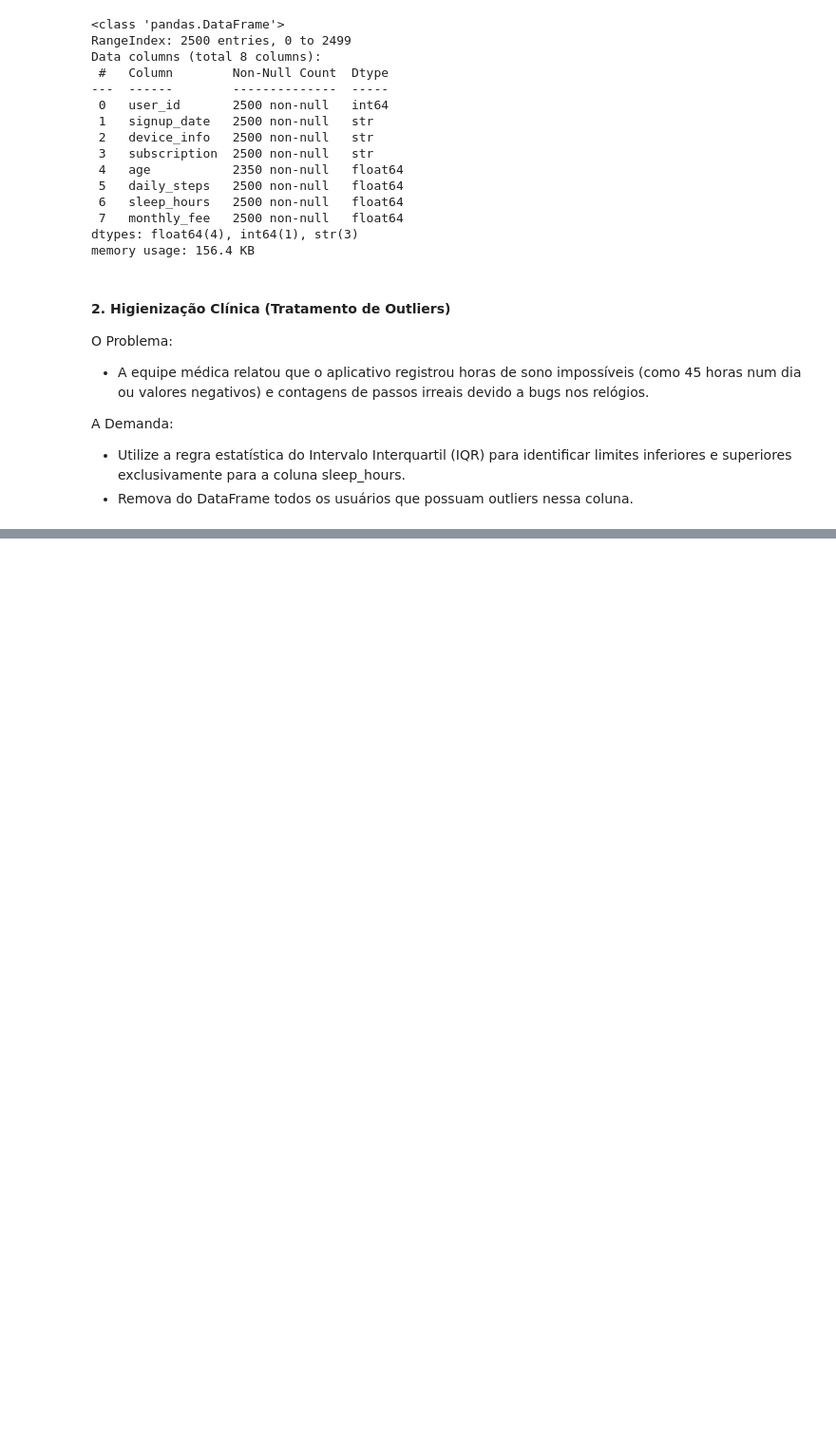
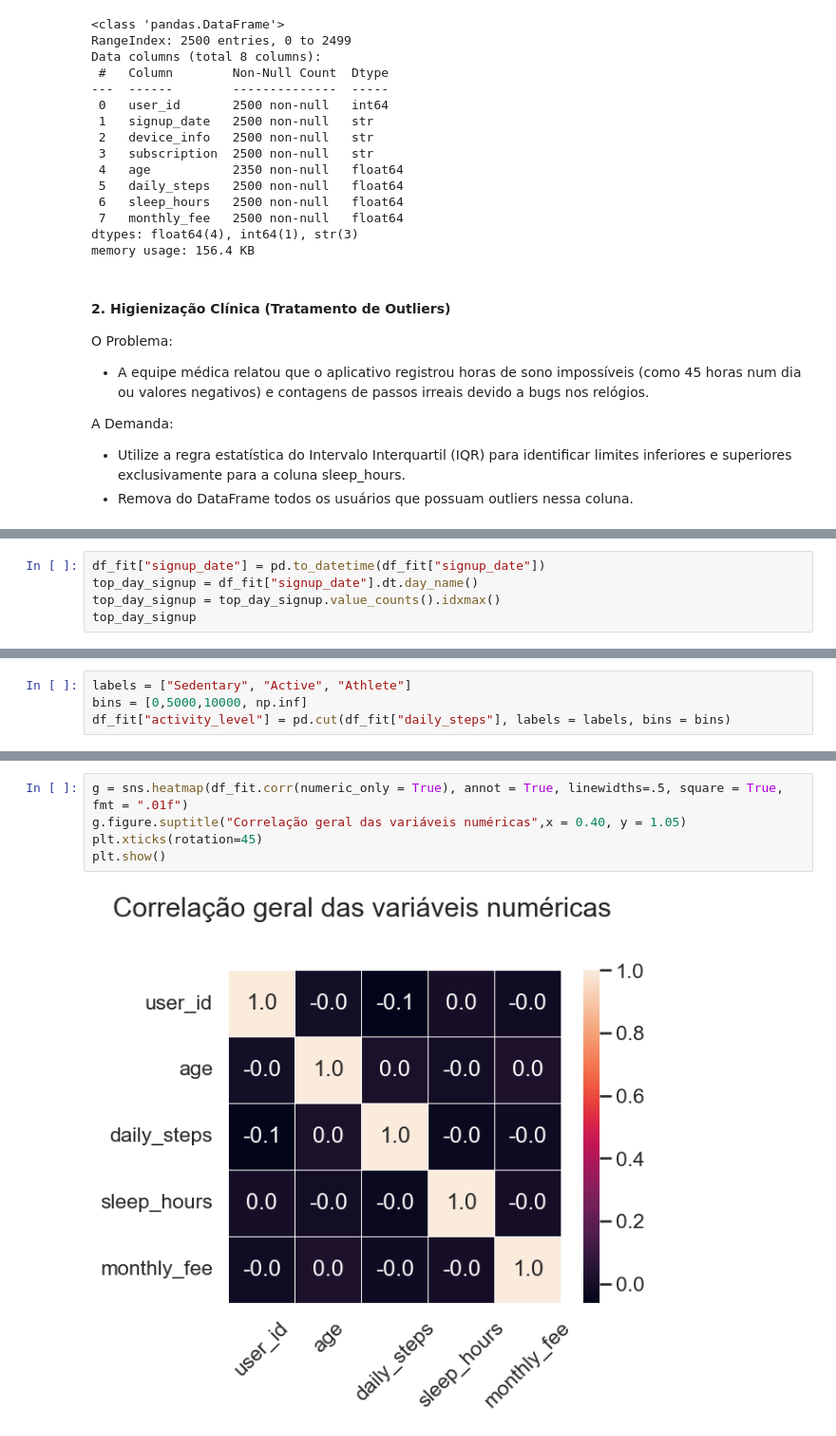
Before and after one commit to LeandroLDA/Data-Science-Exercises, a Jupyter notebook: FitTrack_EDA/fittrack_analise.ipynb, the cells around one changed output, grey strips where cells are left out. Shown at 95% size. Cells and saved outputs as stored; diff of their text form; blank space fills up the shorter version.

```diff
--- a/FitTrack_EDA/fittrack_analise.ipynb
+++ b/FitTrack_EDA/fittrack_analise.ipynb
@@ -156,3 +201,8 @@ A Demanda:
  - Descubra e imprima qual é o dia da semana com o maior volume absoluto de cadastros (signup_date).
  - Crie uma nova coluna chamada activity_level. Ela deve categorizar os usuários baseado na coluna daily_steps em três rótulos: "Sedentary" (Até 5000 passos), "Active" (De 5000 até 10000 passos) e "Athlete" (Acima de 10000 passos).
  - Apresente uma tabela de frequência cruzada (contingência) mostrando a relação entre a categoria de atividade que você acabou de criar e o tipo de plano de assinatura (subscription).
+# %%
+df_fit["signup_date"] = pd.to_datetime(df_fit["signup_date"])
+top_day_signup = df_fit["signup_date"].dt.day_name()
+top_day_signup = top_day_signup.value_counts().idxmax()
+top_day_signup
@@ -158,0 +211,4 @@ A Demanda:
+# %%
+labels = ["Sedentary", "Active", "Athlete"]
+bins = [0,5000,10000, np.inf]
+df_fit["activity_level"] = pd.cut(df_fit["daily_steps"], labels = labels, bins = bins)
@@ -169,0 +263,7 @@ A Demanda:
+# %%
+g = sns.heatmap(df_fit.corr(numeric_only = True), annot = True, linewidths=.5, square = True, fmt = ".01f")
+g.figure.suptitle("Correlação geral das variáveis numéricas",x = 0.40, y = 1.05)
+plt.xticks(rotation=45)
+plt.show()
+# %% [output]
+[figure, added]
```
Also changed, not shown: parts of 15 cells of this notebook.
